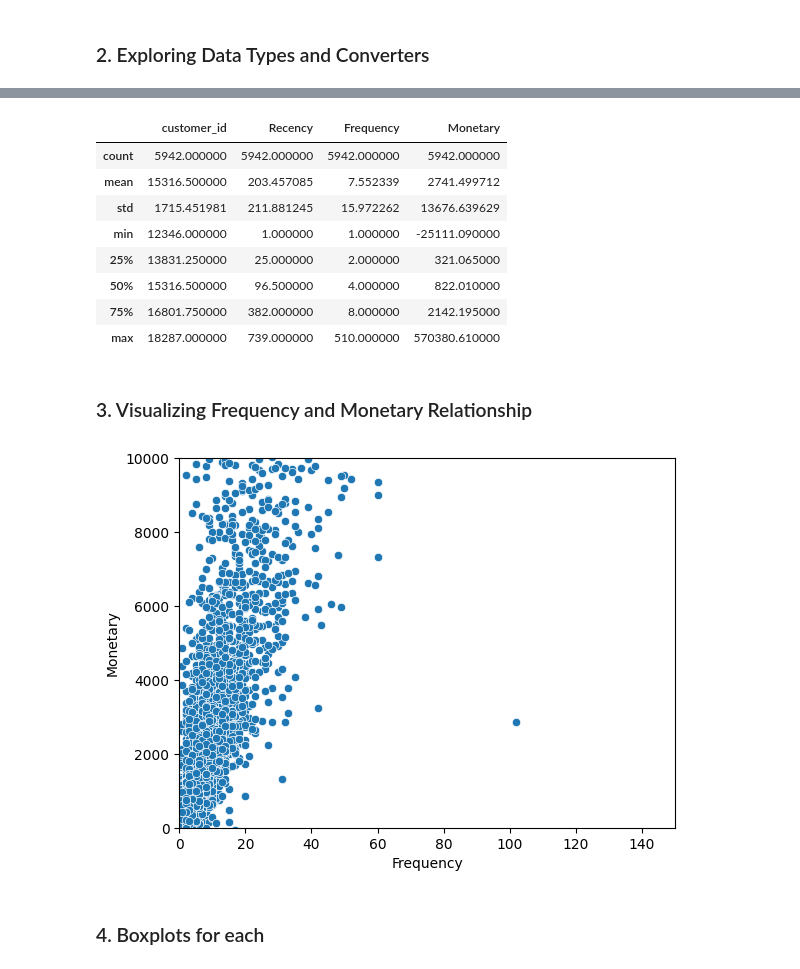
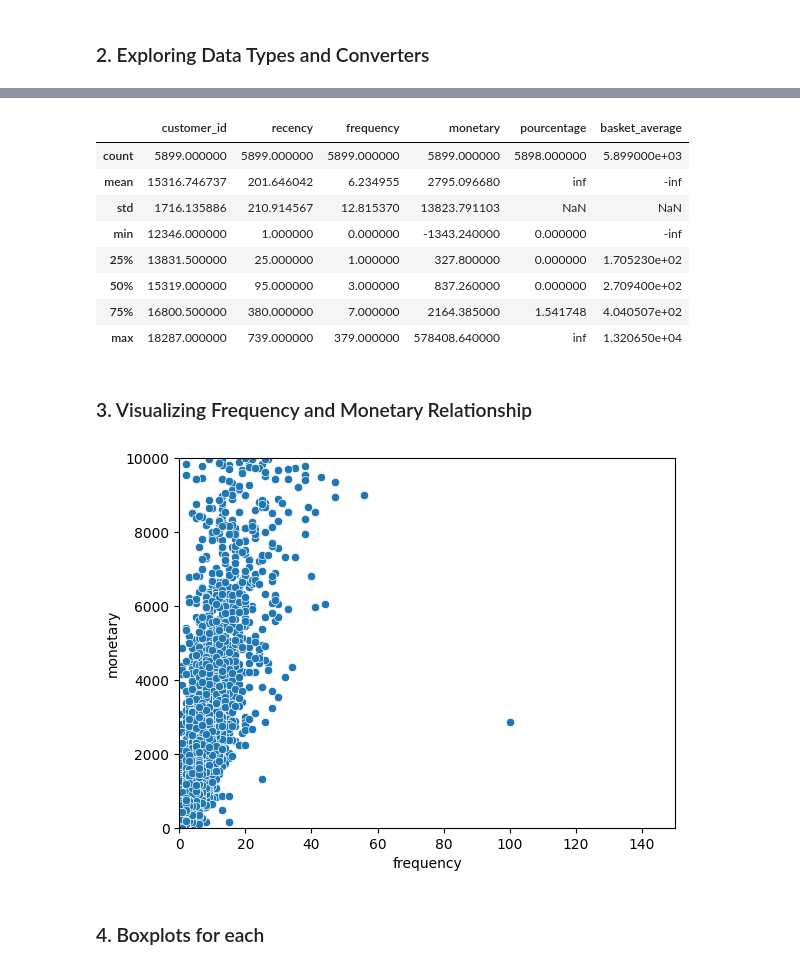
Before and after one commit to Noura-ou/projet_segmentation_client, a Jupyter notebook: src/04- Data Clustering.ipynb, the cells around one changed output, grey strips where cells are left out. Saved outputs shown, nothing was run; the diff lists cells and outputs as text; code cells hidden in the pictures.

```diff
--- a/src/04- Data Clustering.ipynb
+++ b/src/04- Data Clustering.ipynb
@@ -27,0 +8,5 @@ dtype: object
+# %%
+data = pd.read_csv("../data/rfm.csv")
+
+# Vérifier les types de données
+print(data.info())
@@ -80,24 +30,24 @@ rfm
 # %%
 # Statistical summary of the RFM
-rfm.describe()
+data.describe()
 # %% [output]
-|  | customer_id | Recency | Frequency | Monetary |
-| count | 5942.000000 | 5942.000000 | 5942.000000 | 5942.000000 |
-| mean | 15316.500000 | 203.457085 | 7.552339 | 2741.499712 |
-| std | 1715.451981 | 211.881245 | 15.972262 | 13676.639629 |
-| min | 12346.000000 | 1.000000 | 1.000000 | -25111.090000 |
-| 25% | 13831.250000 | 25.000000 | 2.000000 | 321.065000 |
-| 50% | 15316.500000 | 96.500000 | 4.000000 | 822.010000 |
-| 75% | 16801.750000 | 382.000000 | 8.000000 | 2142.195000 |
-| max | 18287.000000 | 739.000000 | 510.000000 | 570380.610000 |
+|  | customer_id | recency | frequency | monetary | pourcentage | basket_average |
+| count | 5899.000000 | 5899.000000 | 5899.000000 | 5899.000000 | 5898.000000 | 5.899000e+03 |
+| mean | 15316.746737 | 201.646042 | 6.234955 | 2795.096680 | inf | -inf |
+| std | 1716.135886 | 210.914567 | 12.815370 | 13823.791103 | NaN | NaN |
+| min | 12346.000000 | 1.000000 | 0.000000 | -1343.240000 | 0.000000 | -inf |
+| 25% | 13831.500000 | 25.000000 | 1.000000 | 327.800000 | 0.000000 | 1.705230e+02 |
+| 50% | 15319.000000 | 95.000000 | 3.000000 | 837.260000 | 0.000000 | 2.709400e+02 |
+| 75% | 16800.500000 | 380.000000 | 7.000000 | 2164.385000 | 1.541748 | 4.040507e+02 |
+| max | 18287.000000 | 739.000000 | 379.000000 | 578408.640000 | inf | 1.320650e+04 |
 # %% [markdown]
 ### 3. Visualizing Frequency and Monetary Relationship
 # %%
-sns.scatterplot(x=rfm['Frequency'], y=rfm['Monetary'])
+sns.scatterplot(x=data['frequency'], y=data['monetary'])
 plt.xlim([0,150])
 plt.ylim([0,10000])
 plt.show()
 # %% [output]
-[figure, old version]
+[figure, new version]
 # %% [markdown]
 ### 4. Boxplots for each
```
Also changed, not shown: parts of 43 cells of this notebook, 6 other files.
